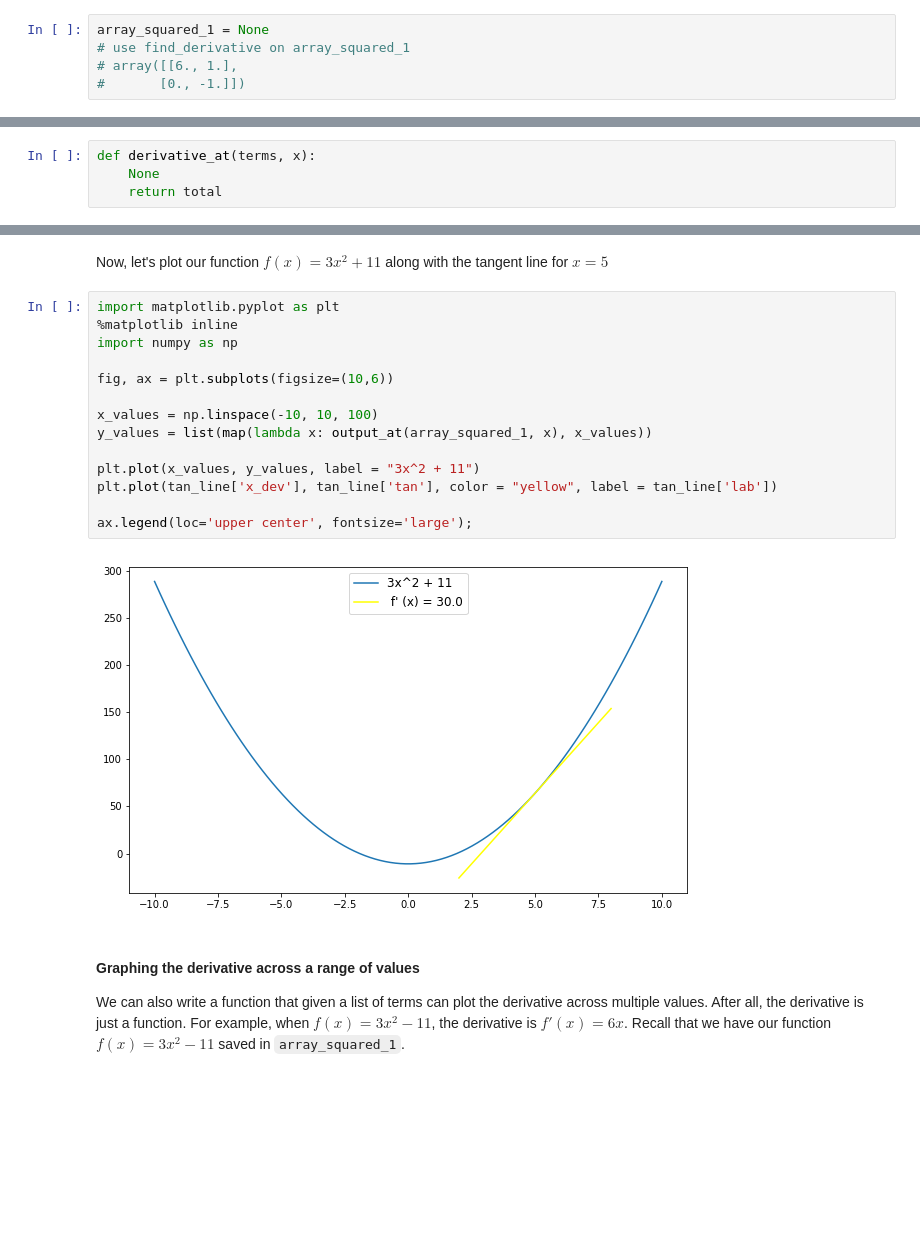
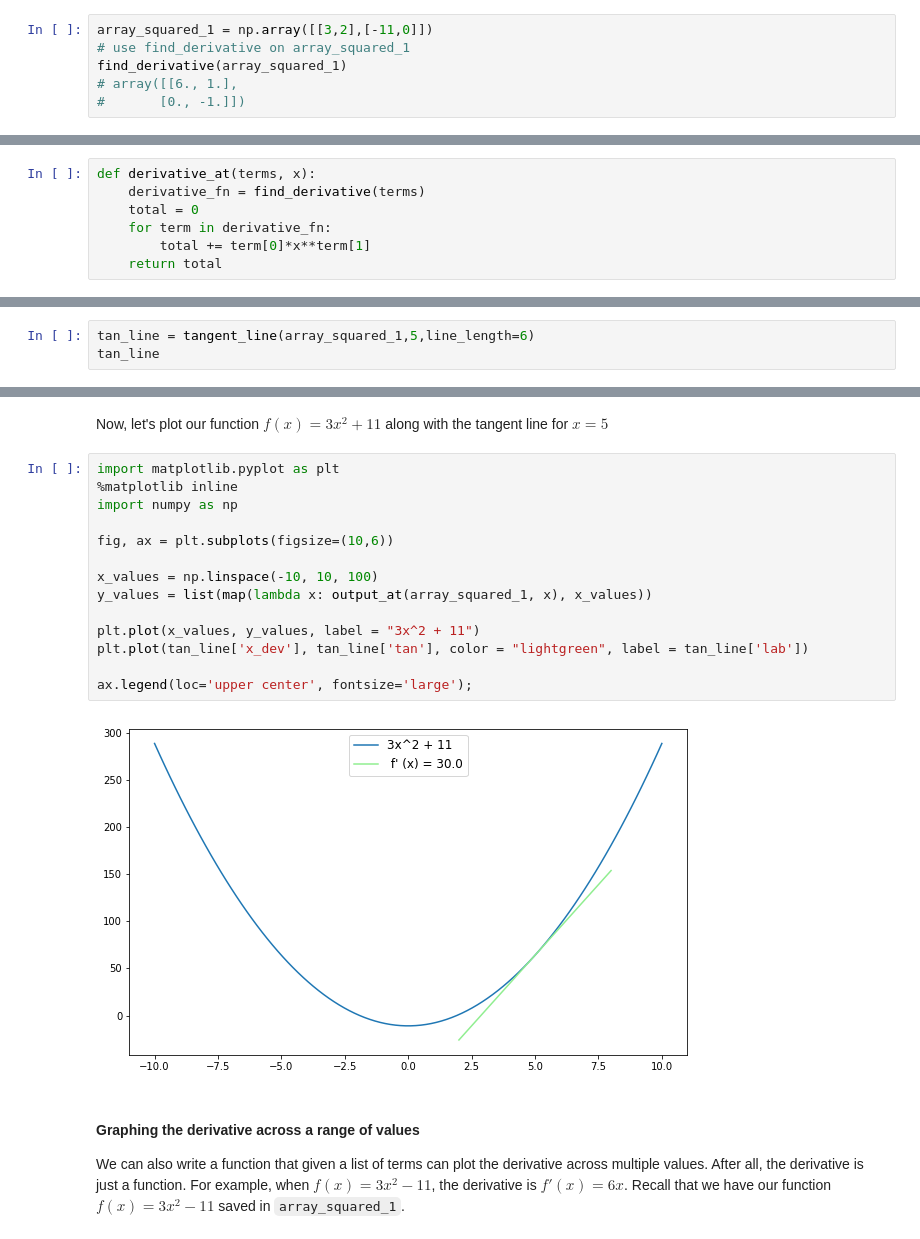
Before and after one commit to MissAle17/dsc-2-14-07-rules-for-derivatives-lab-online-ds-sp-000, a Jupyter notebook: index.ipynb, the cells around one changed output, grey strips where cells are left out. Drawn from its saved outputs; the diff is of its cells as text; blank space fills up the shorter version.

```diff
--- a/index.ipynb
+++ b/index.ipynb
@@ -76,8 +80,9 @@ array([[12.,  2.],
 # %% [markdown]
 One gotcha to note is when one of our terms is a constant, when taking the derivative, the constant will be equal to 0, while the exponent technically becomes negative (-1).  For example, when $f(x) = 3x^2 - 11$, the derivative $f'(x) = 6x$.  The reason why is because 11 is the same as $11*x^0$ which is also $11*1$, as anything raised to the zero power equals 1. And so the derivative of the term $11x^0$ equals $0*11*x^{-1} = 0$.  Our `find_derivative` function should return a zero for the constant and -1 for the exponent.  Let's store $f(x) = 3x^2 - 11$ in `array_squared_1` and apply `find_derivative` to it.
 # %%
-array_squared_1 = None
+array_squared_1 = np.array([[3,2],[-11,0]])
 # use find_derivative on array_squared_1
+find_derivative(array_squared_1)
 # array([[6., 1.],
 #       [0., -1.]])
 # %% [output]
@@ -85,9 +90,12 @@ array([[ 6.,  1.],
        [ 0., -1.]])
 # %% [markdown]
 Our next function is called, `derivative_at` which, when provided a list of terms and a value $x$ at which to evaluate the derivative, returns the value of derivative at that point.
-# %%
-def derivative_at(terms, x):
-    None
-    return total
+# %%
+def derivative_at(terms, x):
+    derivative_fn = find_derivative(terms)
+    total = 0
+    for term in derivative_fn:
+        total += term[0]*x**term[1]
+    return total
 # %%
 # apply find_derivative to array_squared_1
@@ -155,0 +143,3 @@ tan_line
+# %%
+tan_line = tangent_line(array_squared_1,5,line_length=6)
+tan_line
@@ -158,19 +166,19 @@ Now, let's plot our function $f(x) = 3x^2 + 11$ along with the tangent line for
 # %%
 import matplotlib.pyplot as plt
 %matplotlib inline
 import numpy as np
 
 fig, ax = plt.subplots(figsize=(10,6))
 
 x_values = np.linspace(-10, 10, 100)
 y_values = list(map(lambda x: output_at(array_squared_1, x), x_values))
 
 plt.plot(x_values, y_values, label = "3x^2 + 11")
-plt.plot(tan_line['x_dev'], tan_line['tan'], color = "yellow", label = tan_line['lab'])
+plt.plot(tan_line['x_dev'], tan_line['tan'], color = "lightgreen", label = tan_line['lab'])
 
 ax.legend(loc='upper center', fontsize='large');
 # %% [output]
-[figure, old version]
+[figure, new version]
 # %% [markdown]
 #### Graphing the derivative across a range of values
 
```
Also changed, not shown: parts of 8 cells of this notebook.
